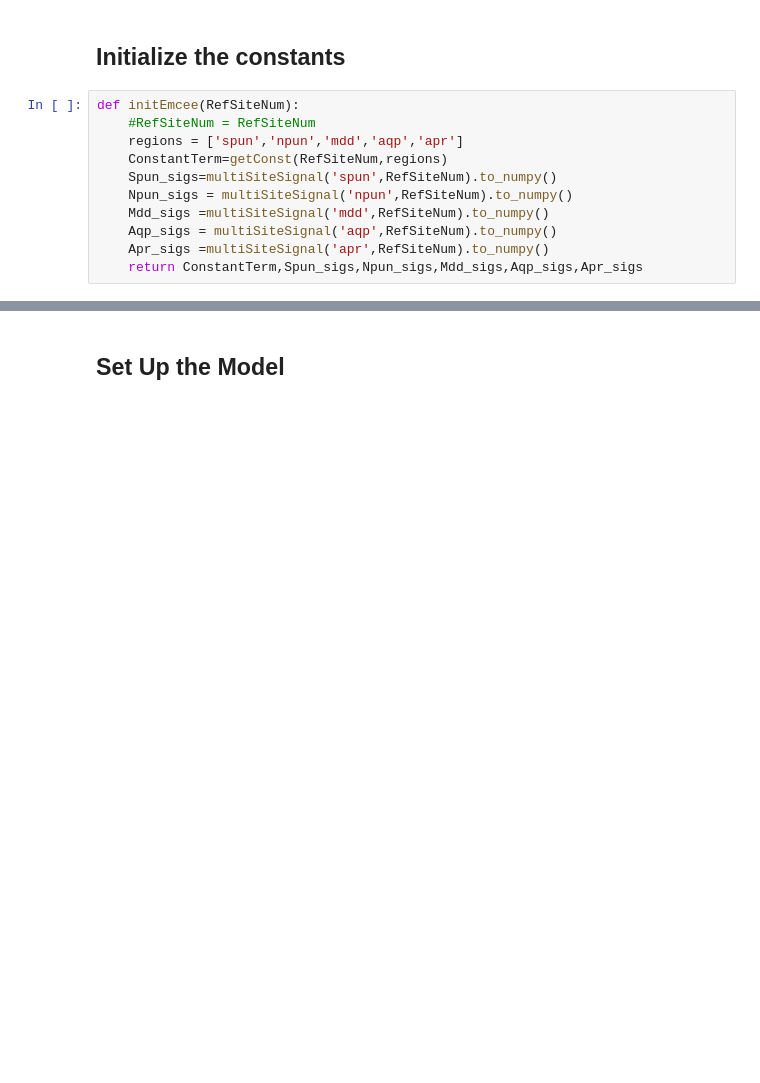
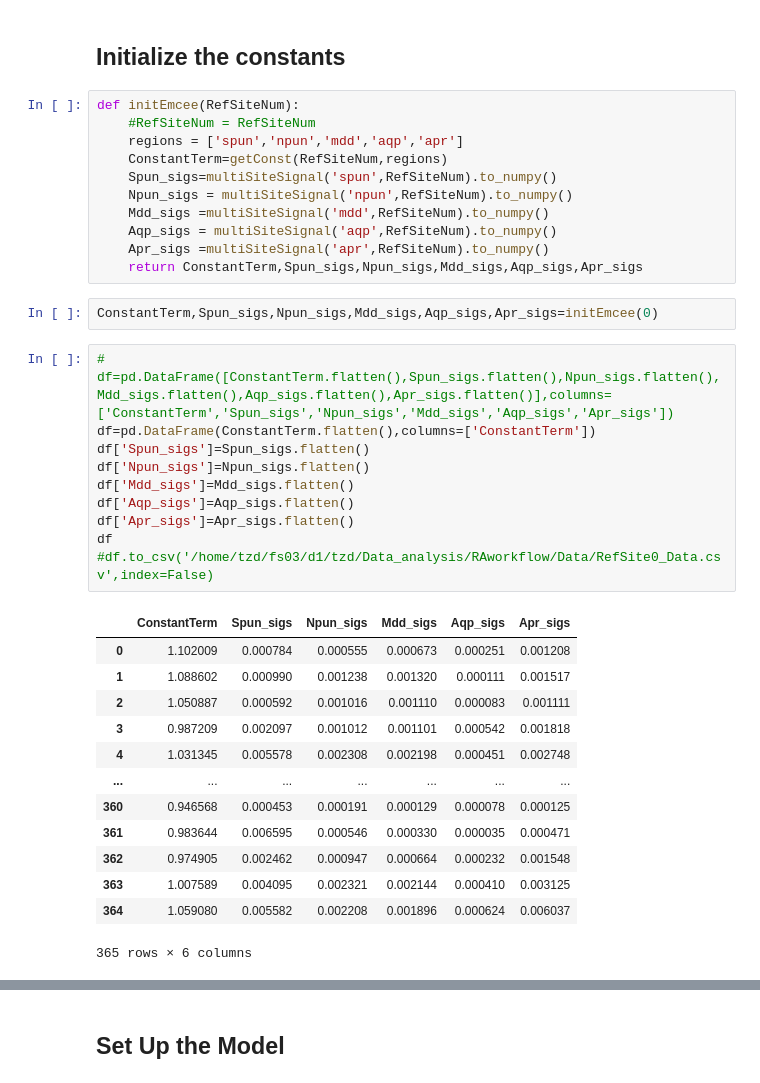
Before and after one commit to Shakes-tzd/MIT_TPP_thesis, a Jupyter notebook: JPnotebooks/MCMC_Method_ObservationData_95th_mean_IQR.ipynb, the cells around one changed output, grey strips where cells are left out. Drawn from its saved outputs; the diff is of its cells as text; blank space fills up the shorter version.

```diff
--- a/JPnotebooks/MCMC_Method_ObservationData_95th_mean_IQR.ipynb
+++ b/JPnotebooks/MCMC_Method_ObservationData_95th_mean_IQR.ipynb
@@ -92,3 +92,29 @@ def initEmcee(RefSiteNum):
     Aqp_sigs = multiSiteSignal('aqp',RefSiteNum).to_numpy()
     Apr_sigs =multiSiteSignal('apr',RefSiteNum).to_numpy()
     return ConstantTerm,Spun_sigs,Npun_sigs,Mdd_sigs,Aqp_sigs,Apr_sigs
+# %%
+ConstantTerm,Spun_sigs,Npun_sigs,Mdd_sigs,Aqp_sigs,Apr_sigs=initEmcee(0)
+# %%
+# df=pd.DataFrame([ConstantTerm.flatten(),Spun_sigs.flatten(),Npun_sigs.flatten(),Mdd_sigs.flatten(),Aqp_sigs.flatten(),Apr_sigs.flatten()],columns=['ConstantTerm','Spun_sigs','Npun_sigs','Mdd_sigs','Aqp_sigs','Apr_sigs'])
+df=pd.DataFrame(ConstantTerm.flatten(),columns=['ConstantTerm'])
+df['Spun_sigs']=Spun_sigs.flatten()
+df['Npun_sigs']=Npun_sigs.flatten()
+df['Mdd_sigs']=Mdd_sigs.flatten()
+df['Aqp_sigs']=Aqp_sigs.flatten()
+df['Apr_sigs']=Apr_sigs.flatten()
+df
+#df.to_csv('/home/tzd/fs03/d1/tzd/Data_analysis/RAworkflow/Data/RefSite0_Data.csv',index=False)
+# %% [output]
+|  | ConstantTerm | Spun_sigs | Npun_sigs | Mdd_sigs | Aqp_sigs | Apr_sigs |
+| 0 | 1.102009 | 0.000784 | 0.000555 | 0.000673 | 0.000251 | 0.001208 |
+| 1 | 1.088602 | 0.000990 | 0.001238 | 0.001320 | 0.000111 | 0.001517 |
+| 2 | 1.050887 | 0.000592 | 0.001016 | 0.001110 | 0.000083 | 0.001111 |
+| 3 | 0.987209 | 0.002097 | 0.001012 | 0.001101 | 0.000542 | 0.001818 |
+| 4 | 1.031345 | 0.005578 | 0.002308 | 0.002198 | 0.000451 | 0.002748 |
+| ... | ... | ... | ... | ... | ... | ... |
+| 360 | 0.946568 | 0.000453 | 0.000191 | 0.000129 | 0.000078 | 0.000125 |
+| 361 | 0.983644 | 0.006595 | 0.000546 | 0.000330 | 0.000035 | 0.000471 |
+| 362 | 0.974905 | 0.002462 | 0.000947 | 0.000664 | 0.000232 | 0.001548 |
+| 363 | 1.007589 | 0.004095 | 0.002321 | 0.002144 | 0.000410 | 0.003125 |
+| 364 | 1.059080 | 0.005582 | 0.002208 | 0.001896 | 0.000624 | 0.006037 |
+365 rows × 6 columns
```
Also changed, not shown: parts of 1 cell of this notebook, 3 other files.
